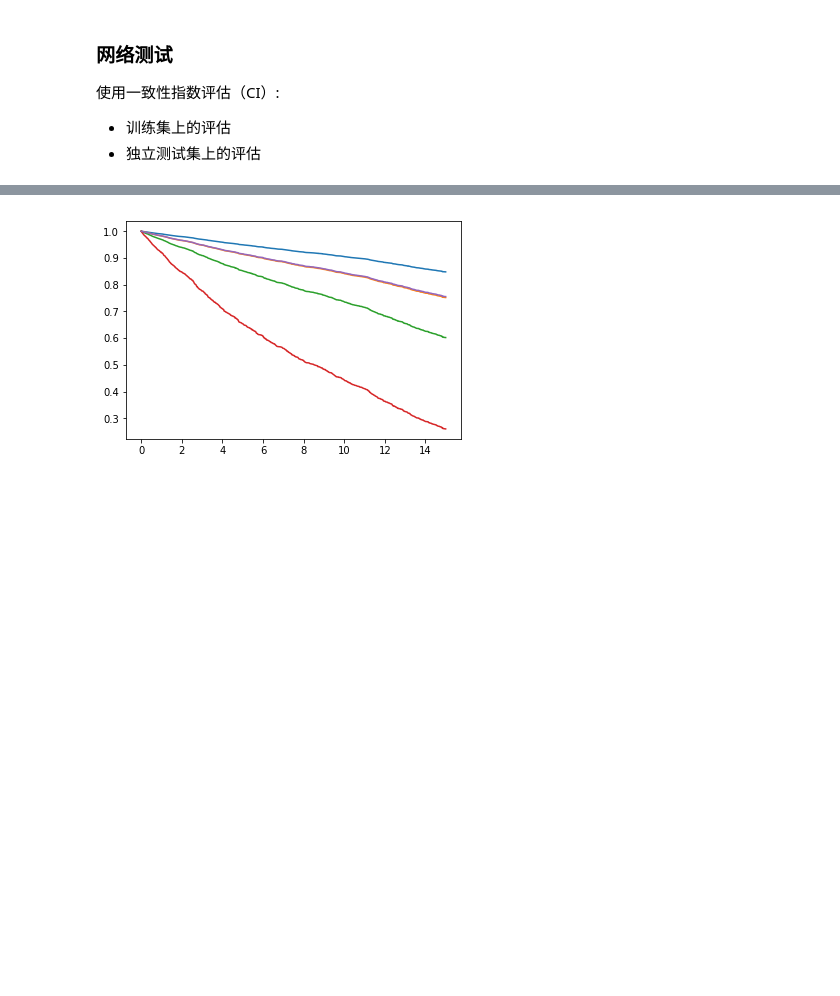
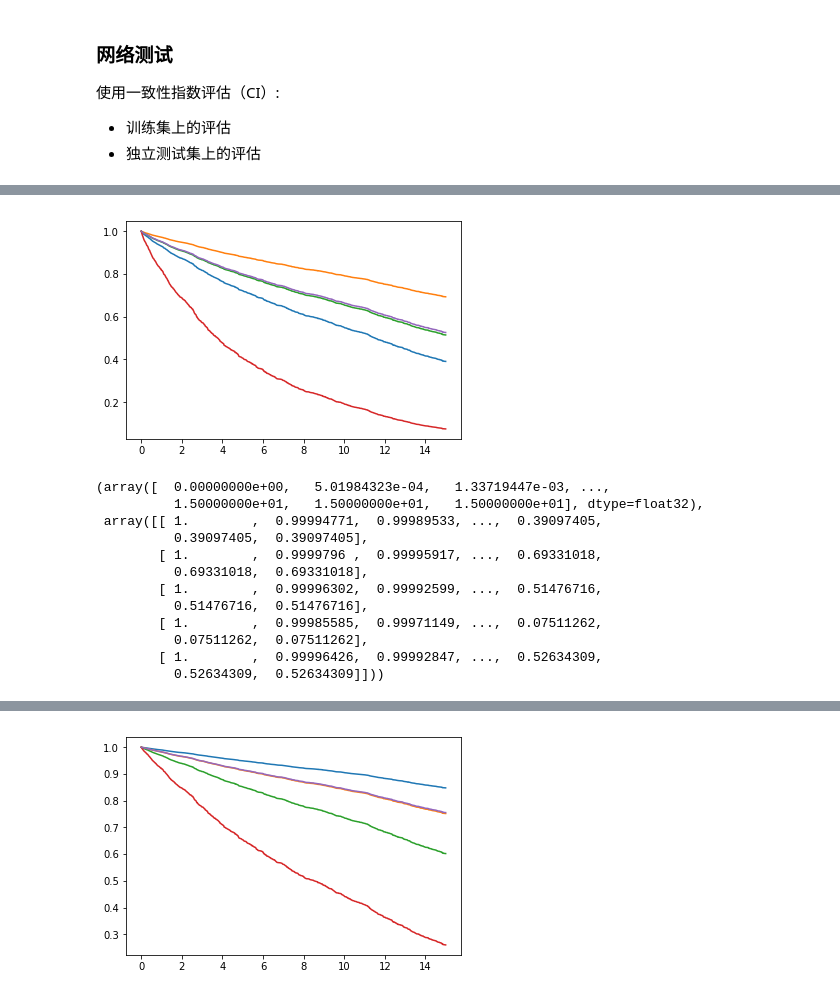
Before and after one commit to LiuHuiSigma/TFDeepSurv, a Jupyter notebook: notebook/exp_deepsurv.ipynb, the cells around one changed output, grey strips where cells are left out. Cells and saved outputs as stored; diff of their text form; code cells hidden in the pictures; blank space fills up the shorter version.

```diff
--- a/notebook/exp_deepsurv.ipynb
+++ b/notebook/exp_deepsurv.ipynb
@@ -106,0 +183,16 @@ array([-0.7282185 ,  1.        ,  0.01155464, -0.00327509, -0.04845629,
+# %%
+model.survivalRate(X[0:5], algo="bsl")
+# %% [output]
+[figure, added]
+(array([  0.00000000e+00,   5.01984323e-04,   1.33719447e-03, ...,
+          1.50000000e+01,   1.50000000e+01,   1.50000000e+01], dtype=float32),
+ array([[ 1.        ,  0.99994771,  0.99989533, ...,  0.39097405,
+          0.39097405,  0.39097405],
+        [ 1.        ,  0.9999796 ,  0.99995917, ...,  0.69331018,
+          0.69331018,  0.69331018],
+        [ 1.        ,  0.99996302,  0.99992599, ...,  0.51476716,
+          0.51476716,  0.51476716],
+        [ 1.        ,  0.99985585,  0.99971149, ...,  0.07511262,
+          0.07511262,  0.07511262],
+        [ 1.        ,  0.99996426,  0.99992847, ...,  0.52634309,
+          0.52634309,  0.52634309]]))
```
Also changed, not shown: parts of 15 cells of this notebook, 1 other file.
